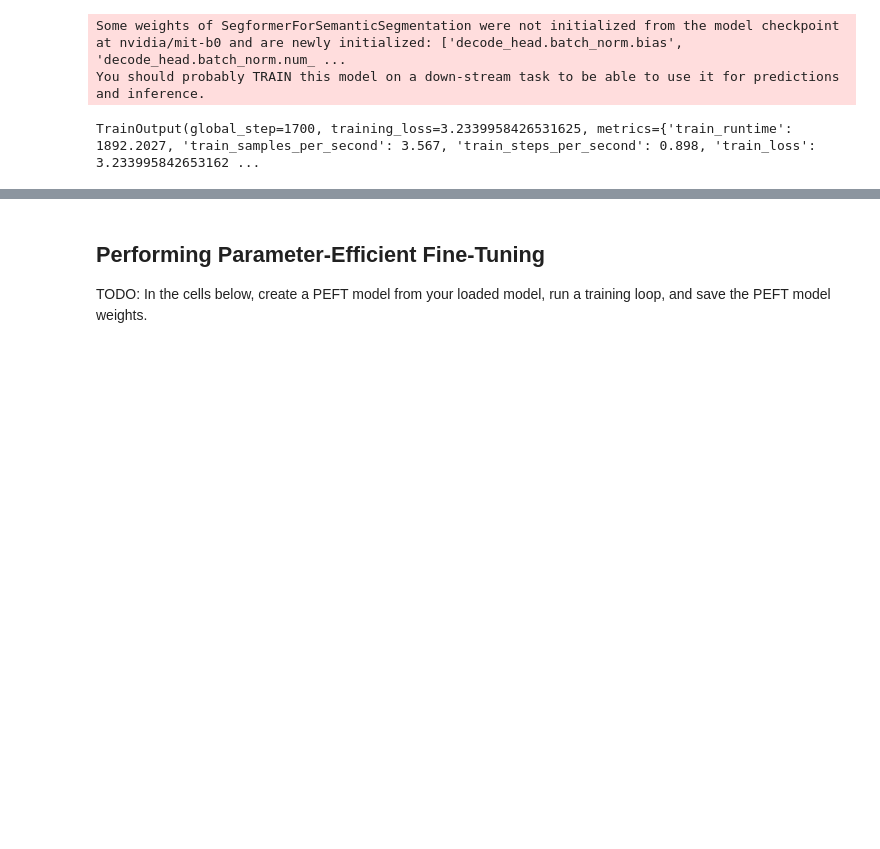
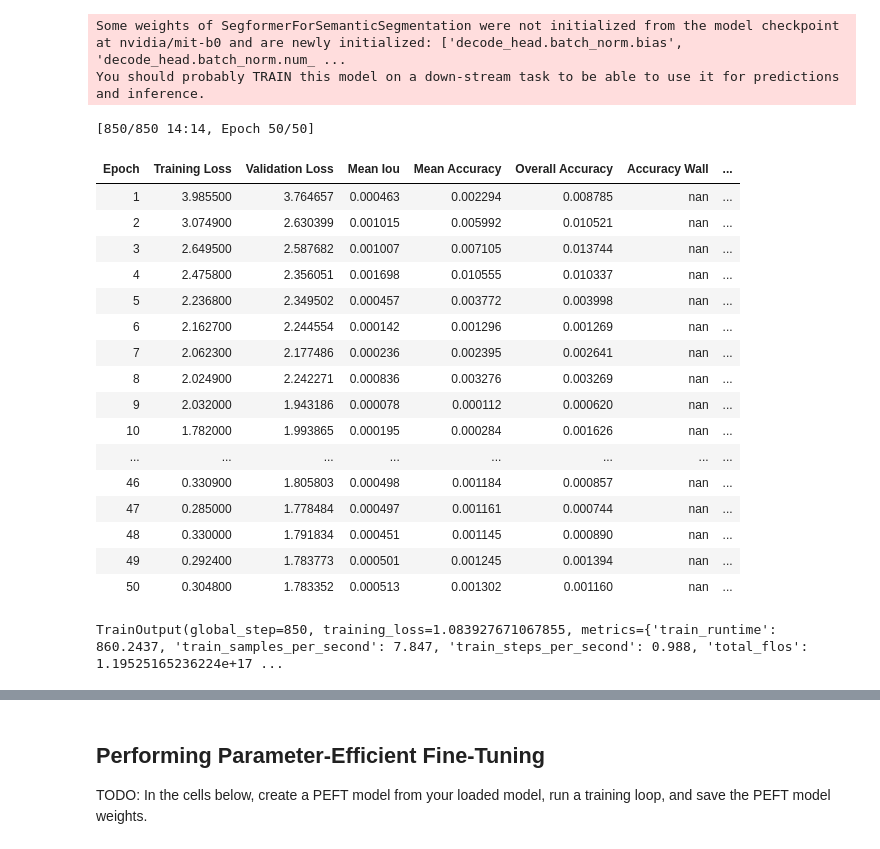
Before and after one commit to polarbeargo/Apply-Lightweight-Fine-Tuning-LLMs, a Jupyter notebook: LightweightFineTuneComputerVision.ipynb, the cells around one changed output, grey strips where cells are left out. Cells and saved outputs as stored; diff of their text form; code cells hidden in the pictures; blank space fills up the shorter version.

```diff
--- a/LightweightFineTuneComputerVision.ipynb
+++ b/LightweightFineTuneComputerVision.ipynb
@@ -115,35 +185,58 @@ test_df.set_transform(val_transforms)
 model = AutoModelForSemanticSegmentation.from_pretrained(
     checkpoint, id2label=id2label, label2id=label2id, ignore_mismatched_sizes=True
 )
+
+model.config.use_cache = False # silence the warnings
+model.config.pretraining_tp = 1
 # %% [output]
 Some weights of SegformerForSemanticSegmentation were not initialized from the model checkpoint at nvidia/mit-b0 and are newly initialized: ['decode_head.batch_norm.bias', 'decode_head.batch_norm.num_ ...
 You should probably TRAIN this model on a down-stream task to be able to use it for predictions and inference.
 # %%
 model_name = checkpoint.split("/")[-1]
 
 training_args = TrainingArguments(
     output_dir=f"{model_name}-scene-parse-150-original",
     learning_rate=5e-4,
     num_train_epochs=50,
     per_device_train_batch_size=4,
     per_device_eval_batch_size=2,
     save_total_limit=3,
     evaluation_strategy="epoch",
     save_strategy="epoch",
+    save_steps=5,
     logging_steps=5,
     remove_unused_columns=False,
     push_to_hub=True,
     label_names=["labels"],
+    report_to="wandb"
 )
 
 trainer = Trainer(
     model=model,
     args=training_args,
     train_dataset=train_df,
     eval_dataset=test_df,
     compute_metrics=compute_metrics,
 )
 
 trainer.train()
 # %% [output]
-TrainOutput(global_step=1700, training_loss=3.2339958426531625, metrics={'train_runtime': 1892.2027, 'train_samples_per_second': 3.567, 'train_steps_per_second': 0.898, 'train_loss': 3.233995842653162 ...
+[850/850 14:14, Epoch 50/50]
+| Epoch | Training Loss | Validation Loss | Mean Iou | Mean Accuracy | Overall Accuracy | Accuracy Wall | ... |
+| 1 | 3.985500 | 3.764657 | 0.000463 | 0.002294 | 0.008785 | nan | ... |
+| 2 | 3.074900 | 2.630399 | 0.001015 | 0.005992 | 0.010521 | nan | ... |
+| 3 | 2.649500 | 2.587682 | 0.001007 | 0.007105 | 0.013744 | nan | ... |
+| 4 | 2.475800 | 2.356051 | 0.001698 | 0.010555 | 0.010337 | nan | ... |
+| 5 | 2.236800 | 2.349502 | 0.000457 | 0.003772 | 0.003998 | nan | ... |
+| 6 | 2.162700 | 2.244554 | 0.000142 | 0.001296 | 0.001269 | nan | ... |
+| 7 | 2.062300 | 2.177486 | 0.000236 | 0.002395 | 0.002641 | nan | ... |
+| 8 | 2.024900 | 2.242271 | 0.000836 | 0.003276 | 0.003269 | nan | ... |
+| 9 | 2.032000 | 1.943186 | 0.000078 | 0.000112 | 0.000620 | nan | ... |
+| 10 | 1.782000 | 1.993865 | 0.000195 | 0.000284 | 0.001626 | nan | ... |
+| ... | ... | ... | ... | ... | ... | ... | ... |
+| 46 | 0.330900 | 1.805803 | 0.000498 | 0.001184 | 0.000857 | nan | ... |
+| 47 | 0.285000 | 1.778484 | 0.000497 | 0.001161 | 0.000744 | nan | ... |
+| 48 | 0.330000 | 1.791834 | 0.000451 | 0.001145 | 0.000890 | nan | ... |
+| 49 | 0.292400 | 1.783773 | 0.000501 | 0.001245 | 0.001394 | nan | ... |
+| 50 | 0.304800 | 1.783352 | 0.000513 | 0.001302 | 0.001160 | nan | ... |
+TrainOutput(global_step=850, training_loss=1.083927671067855, metrics={'train_runtime': 860.2437, 'train_samples_per_second': 7.847, 'train_steps_per_second': 0.988, 'total_flos': 1.19525165236224e+17 ...
```
Also changed, not shown: parts of 15 cells of this notebook.
